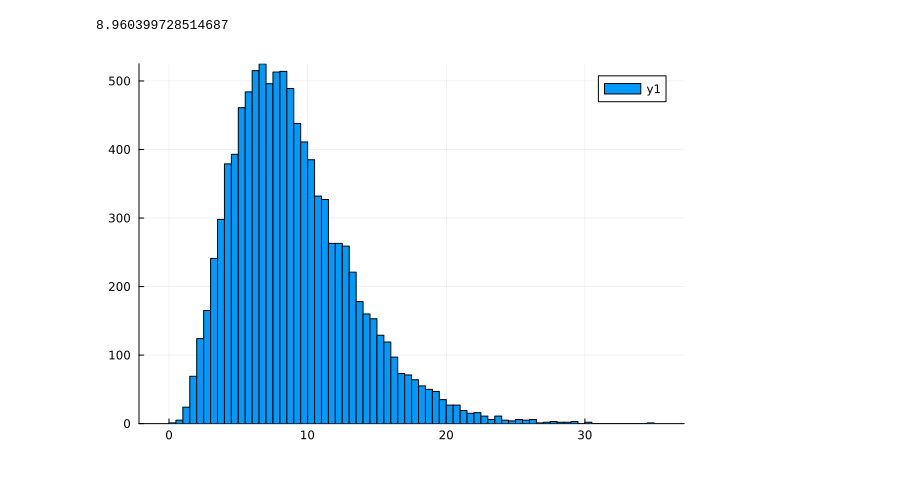
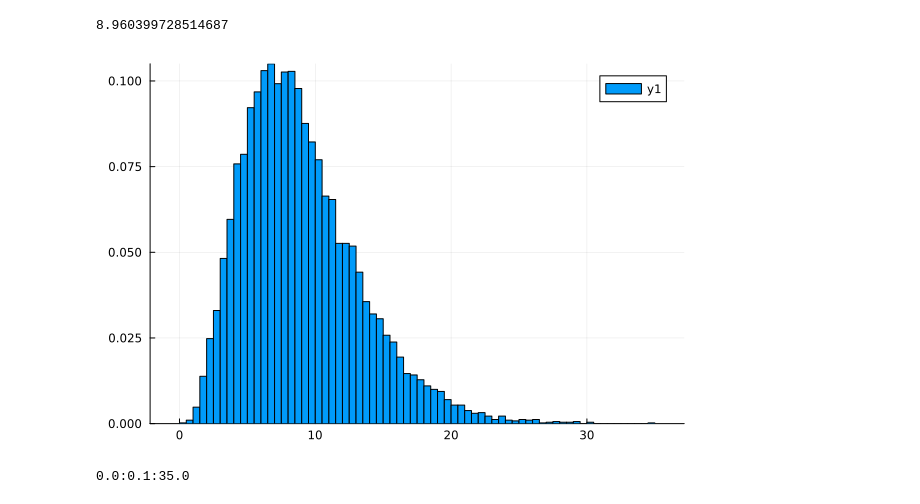
Before and after one commit to helmutstrey/BME-574-2024, a Jupyter notebook: Polynomial_LeastSquares.ipynb, the cells around one changed output. Drawn from its saved outputs; the diff is of its cells as text; code cells hidden in the pictures.

```diff
--- a/Polynomial_LeastSquares.ipynb
+++ b/Polynomial_LeastSquares.ipynb
@@ -166,6 +166,10 @@ mean(chi2_list)/data_std^2
 # %% [output]
 8.960399728514687
 # %%
-histogram(chi2_list./data_std^2)
+histogram(chi2_list./data_std^2, normed=true)
 # %% [output]
-[figure, old version]
+[figure, new version]
+# %%
+chix = 0:0.1:35
+# %% [output]
+0.0:0.1:35.0
```
Also changed, not shown: parts of 2 cells of this notebook, 4 other files.
